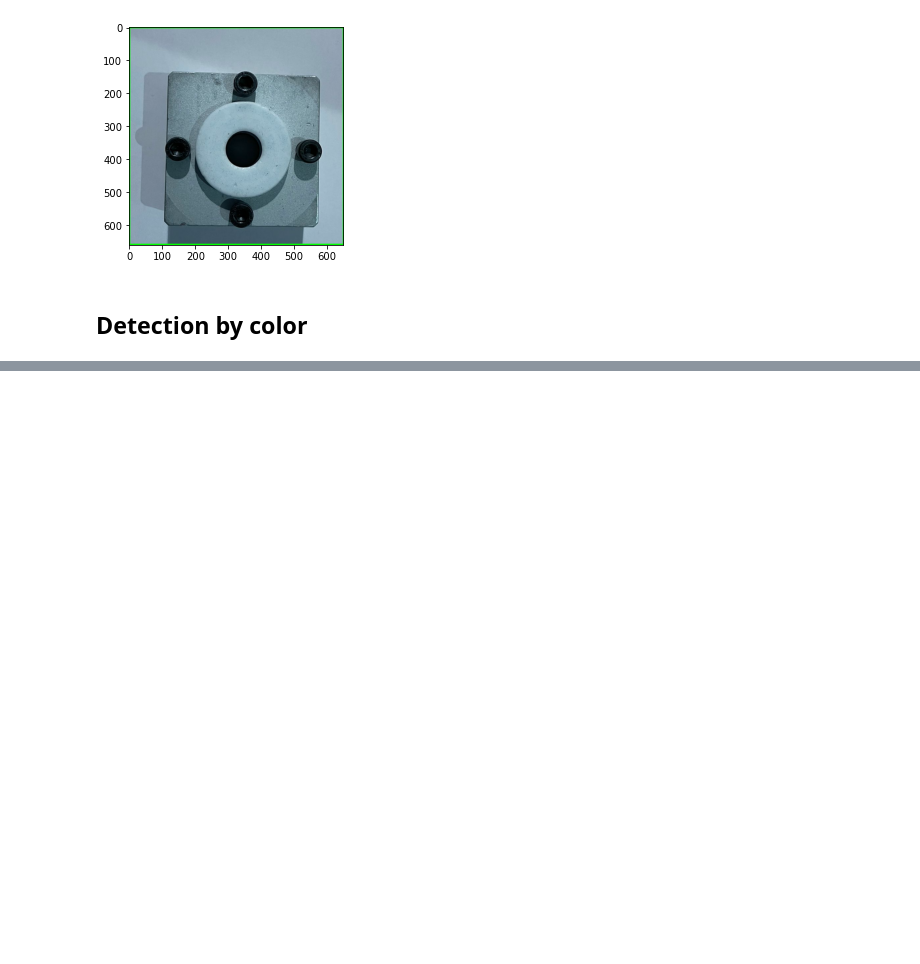
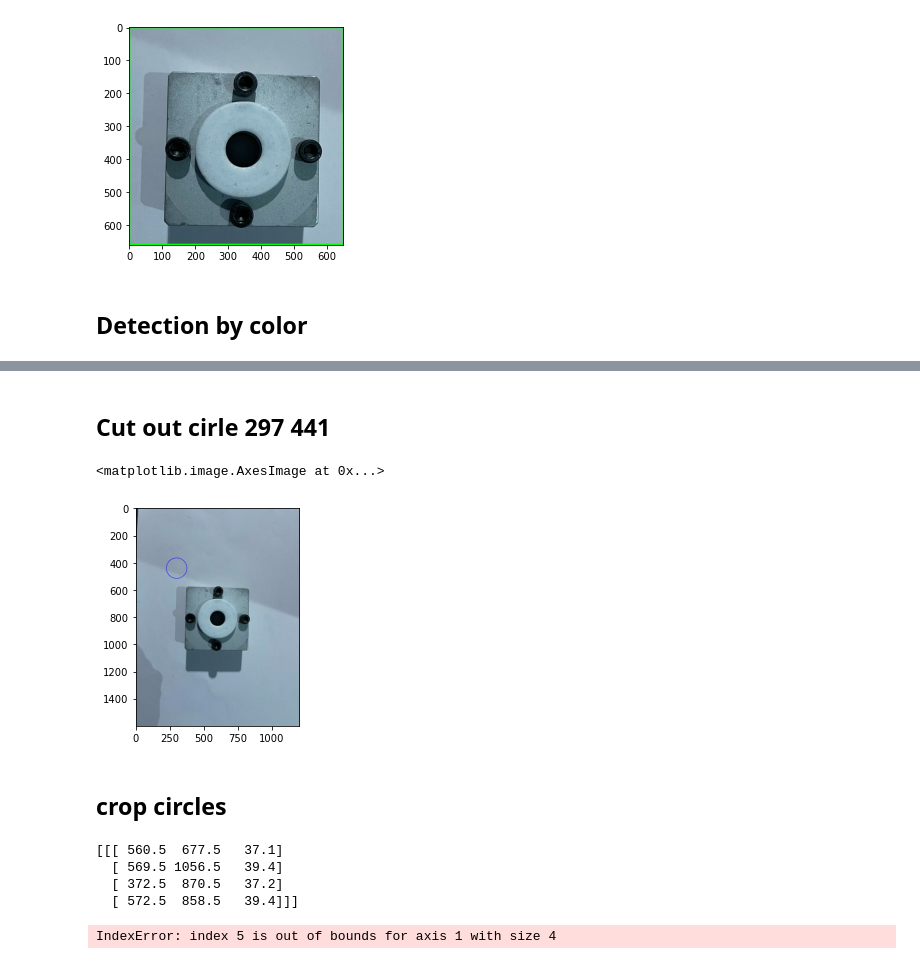
Before and after one commit to madinach/2021, a Jupyter notebook: IoTproject/usb_camera.ipynb, the cells around one changed output, grey strips where cells are left out. Saved outputs shown, nothing was run; the diff lists cells and outputs as text; code cells hidden in the pictures; blank space fills up the shorter version.

```diff
--- a/IoTproject/usb_camera.ipynb
+++ b/IoTproject/usb_camera.ipynb
@@ -369,0 +372,17 @@ KeyboardInterrupt:
+# %% [markdown]
+## Cut out cirle  297 441
+# %%
+img= cv2.imread(cv2.samples.findFile("camera1.jpeg"))
+# given x,y are circle center and r is radius
+x= 297
+y= 441
+center_coordinates= (x,y)
+radius= 75
+
+image = cv2.circle(img, center_coordinates, radius, (0,0,255), 2)
+plt.imshow(image)
+# %% [output]
+<matplotlib.image.AxesImage at 0x...>
+[figure, added]
+# %% [markdown]
+## crop circles
@@ -369,0 +430,39 @@ KeyboardInterrupt:
+# %%
+# import the necessary packages
+import numpy as np
+import argparse
+import cv2
+img= []
+image= cv2.imread(cv2.samples.findFile("camera3.jpeg"))
+# Read image.
+img = image
+
+# Convert to grayscale.
+gray = cv2.cvtColor(img, cv2.COLOR_BGR2GRAY)
+
+# Blur using 3 * 3 kernel.
+gray_blurred = cv2.blur(gray, (3, 3))
+
+# Apply Hough transform on the blurred image.
+detected_circles = cv2.HoughCircles(gray_blurred,
+                   cv2.HOUGH_GRADIENT, 1, 20, param1 = 50,
+               param2 = 30, minRadius = 36, maxRadius = 40)
+print(detected_circles)
+# Draw circles that are detected.
+if detected_circles is not None:
+
+    # Convert the circle parameters a, b and r to integers.
+    detected_circles = np.uint16(np.around(detected_circles))
+
+    for pt in detected_circles[0, 5]:
+        a, b, r = pt[0], pt[1], pt[2]
+
+        # Draw the circumference of the circle.
+        cv2.circle(img, (a, b), r, (0, 255, 0), 2)
+        print(r)
+# %% [output]
+[[[ 560.5  677.5   37.1]
+  [ 569.5 1056.5   39.4]
+  [ 372.5  870.5   37.2]
+  [ 572.5  858.5   39.4]]]
+IndexError: index 5 is out of bounds for axis 1 with size 4
```
Also changed, not shown: parts of 10 cells of this notebook, 2 other files.
